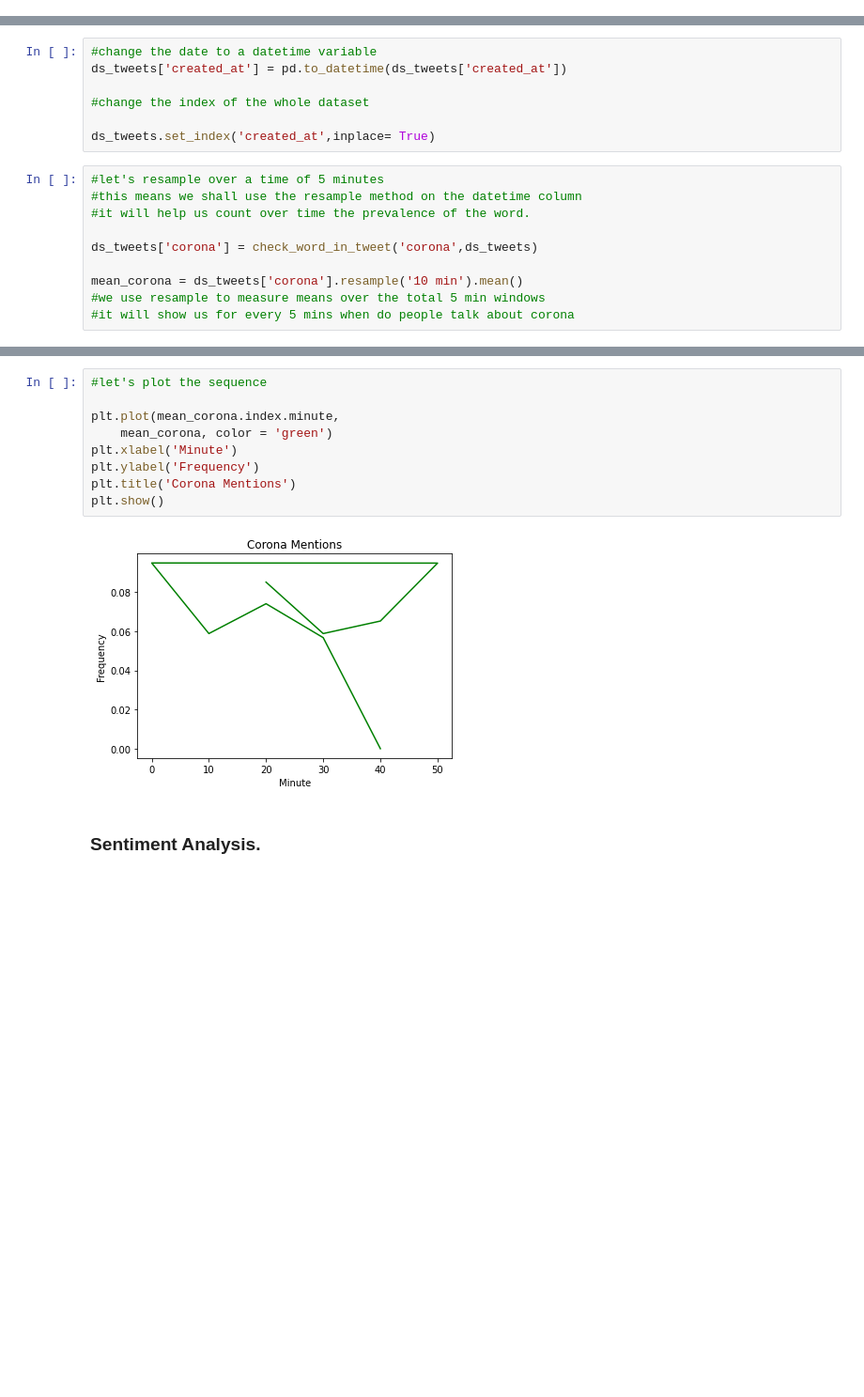
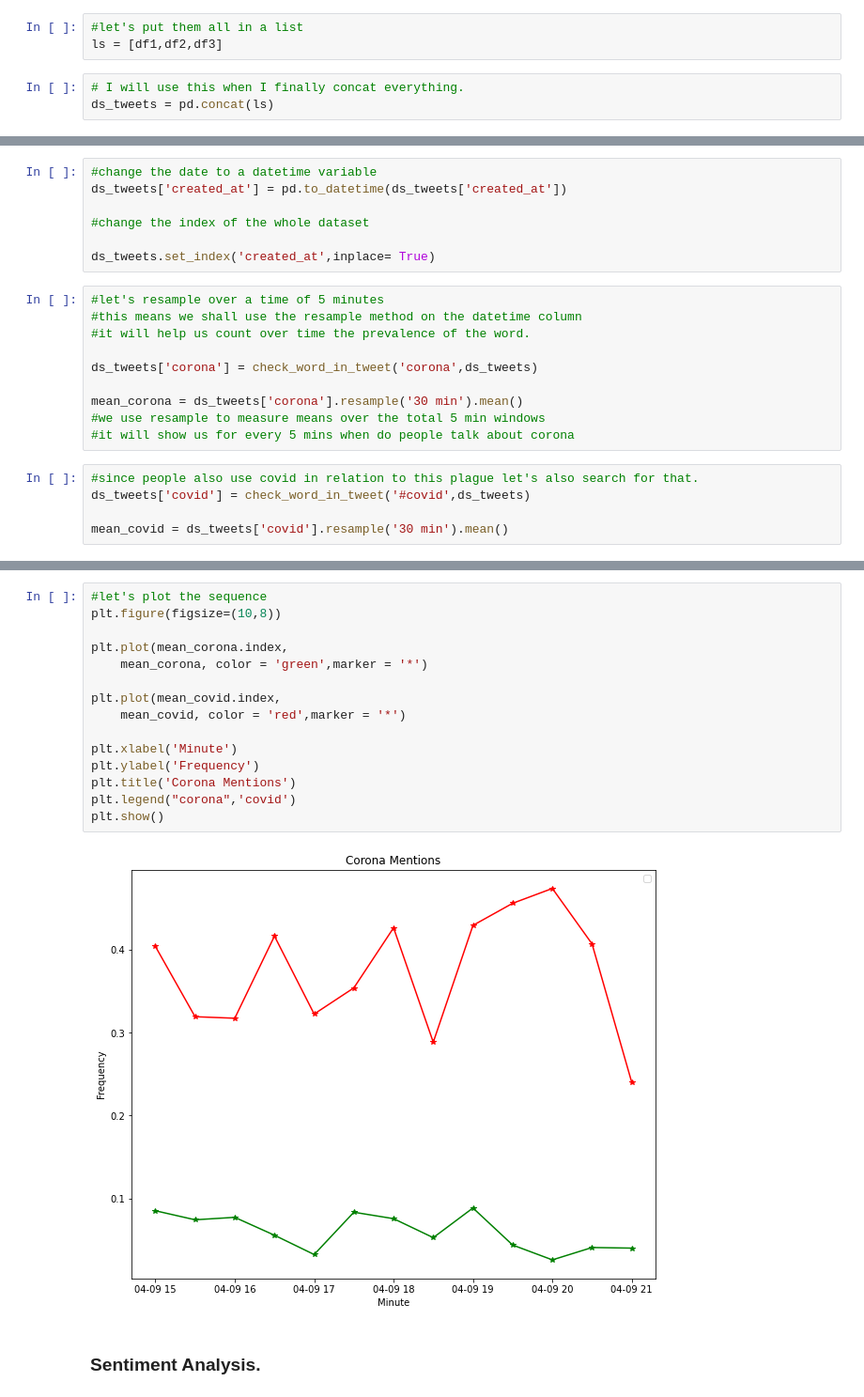
Before and after one commit to atwine/twitteranalysiscovid, a Jupyter notebook: Twitter Analysis.ipynb, the cells around one changed output, grey strips where cells are left out. Shown at 94% size. Saved outputs shown, nothing was run; the diff lists cells and outputs as text; blank space fills up the shorter version.

```diff
--- a/Twitter Analysis.ipynb
+++ b/Twitter Analysis.ipynb
@@ -98,3 +116,9 @@ print(ds_tweets['text'].values[0:5])
+# %%
+#let's put them all in a list
+ls = [df1,df2,df3]
+# %%
+# I will use this when I finally concat everything.
+ds_tweets = pd.concat(ls)
 # %%
 ds_tweets.shape
 # %% [output]
@@ -178,7 +199,12 @@ ds_tweets.set_index('created_at',inplace= True)
 
 ds_tweets['corona'] = check_word_in_tweet('corona',ds_tweets)
 
-mean_corona = ds_tweets['corona'].resample('10 min').mean()
+mean_corona = ds_tweets['corona'].resample('30 min').mean()
 #we use resample to measure means over the total 5 min windows
 #it will show us for every 5 mins when do people talk about corona
+# %%
+#since people also use covid in relation to this plague let's also search for that.
+ds_tweets['covid'] = check_word_in_tweet('#covid',ds_tweets)
+
+mean_covid = ds_tweets['covid'].resample('30 min').mean()
 # %%
@@ -193,14 +227,20 @@ Freq: 10T, Name: corona, dtype: float64
 # %%
 #let's plot the sequence
+plt.figure(figsize=(10,8))
 
-plt.plot(mean_corona.index.minute,
-    mean_corona, color = 'green')
+plt.plot(mean_corona.index,
+    mean_corona, color = 'green',marker = '*')
+
+plt.plot(mean_covid.index,
+    mean_covid, color = 'red',marker = '*')
+
 plt.xlabel('Minute')
 plt.ylabel('Frequency')
 plt.title('Corona Mentions')
+plt.legend("corona",'covid')
 plt.show()
 # %% [output]
-[figure, old version]
+[figure, new version]
 # %% [markdown]
 ### Sentiment Analysis.
 # %% [raw]
```
Also changed, not shown: parts of 14 cells of this notebook, 7 other files.
